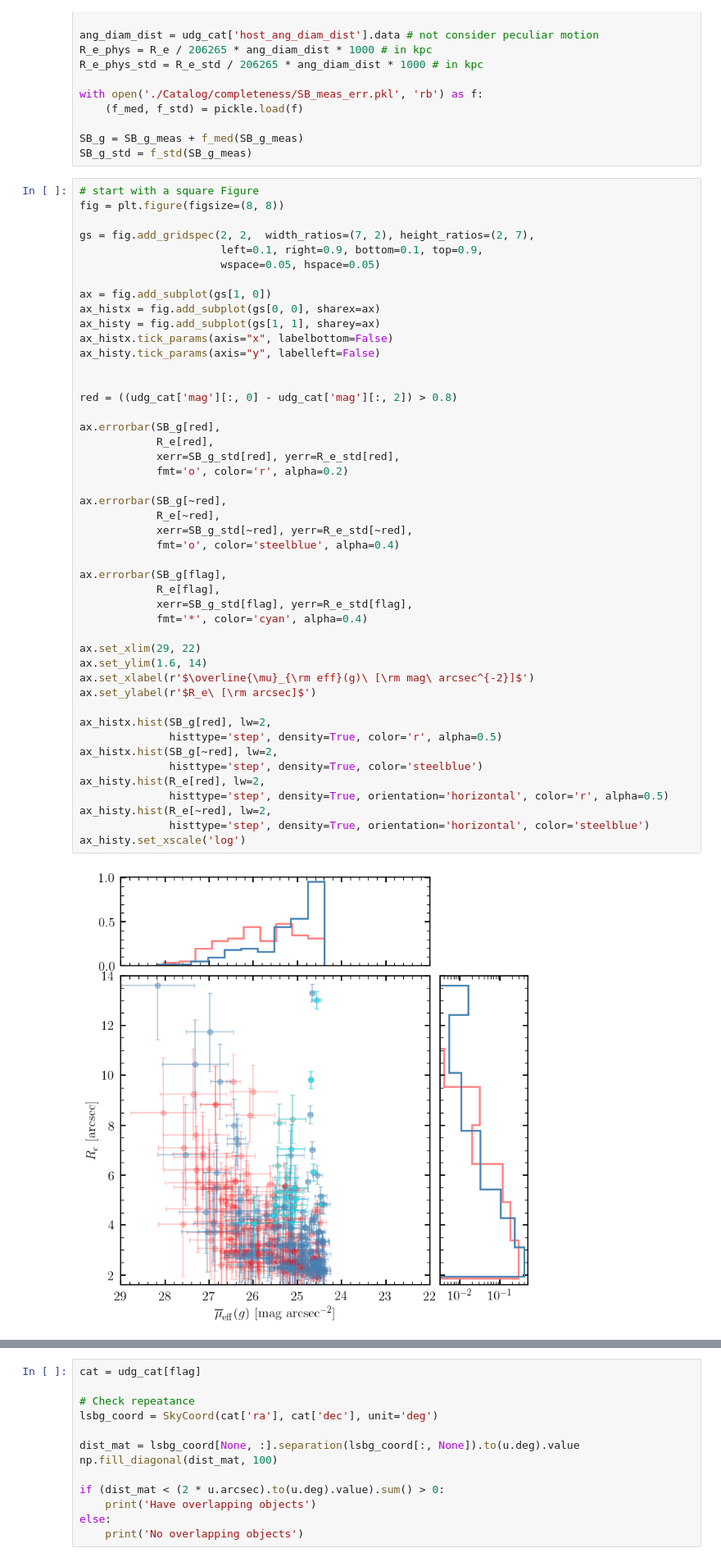
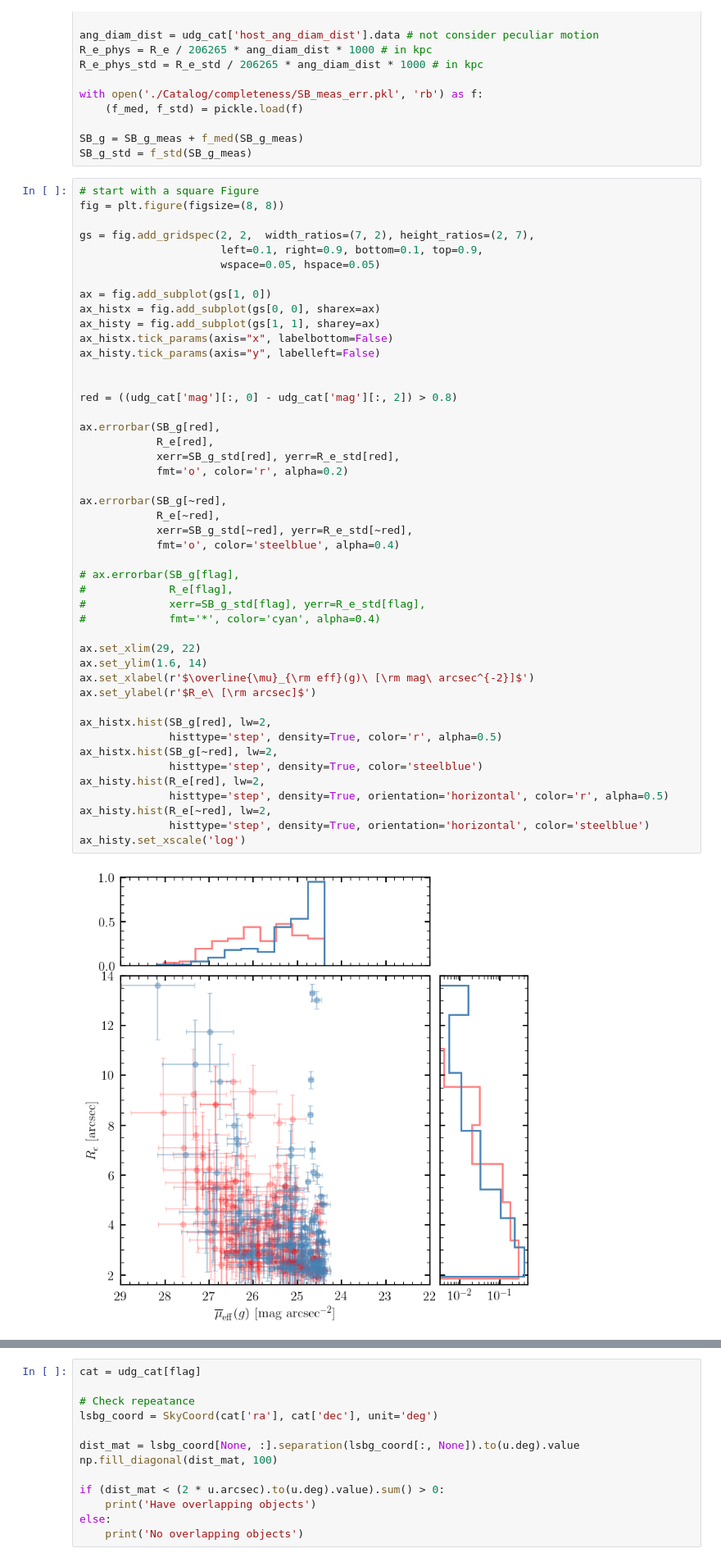
Before and after one commit to AstroJacobLi/kuaizi, a Jupyter notebook: diezi/scarlet_modeling/magellan_proposal/sample_selection.ipynb, the cells around one changed output, grey strips where cells are left out. Shown at 82% size. Saved outputs shown, nothing was run; the diff lists cells and outputs as text.

Commit message:
make figure for meng

```diff
--- a/diezi/scarlet_modeling/magellan_proposal/sample_selection.ipynb
+++ b/diezi/scarlet_modeling/magellan_proposal/sample_selection.ipynb
@@ -66,38 +92,38 @@ ax_histy.tick_params(axis="y", labelleft=False)
 
 
 red = ((udg_cat['mag'][:, 0] - udg_cat['mag'][:, 2]) > 0.8)
 
 ax.errorbar(SB_g[red],
             R_e[red],
             xerr=SB_g_std[red], yerr=R_e_std[red],
             fmt='o', color='r', alpha=0.2)
 
 ax.errorbar(SB_g[~red],
             R_e[~red],
             xerr=SB_g_std[~red], yerr=R_e_std[~red],
             fmt='o', color='steelblue', alpha=0.4)
 
-ax.errorbar(SB_g[flag],
-            R_e[flag],
-            xerr=SB_g_std[flag], yerr=R_e_std[flag],
-            fmt='*', color='cyan', alpha=0.4)
+# ax.errorbar(SB_g[flag],
+#             R_e[flag],
+#             xerr=SB_g_std[flag], yerr=R_e_std[flag],
+#             fmt='*', color='cyan', alpha=0.4)
 
 ax.set_xlim(29, 22)
 ax.set_ylim(1.6, 14)
 ax.set_xlabel(r'$\overline{\mu}_{\rm eff}(g)\ [\rm mag\ arcsec^{-2}]$')
 ax.set_ylabel(r'$R_e\ [\rm arcsec]$')
 
 ax_histx.hist(SB_g[red], lw=2,
               histtype='step', density=True, color='r', alpha=0.5)
 ax_histx.hist(SB_g[~red], lw=2,
               histtype='step', density=True, color='steelblue')
 ax_histy.hist(R_e[red], lw=2,
               histtype='step', density=True, orientation='horizontal', color='r', alpha=0.5)
 ax_histy.hist(R_e[~red], lw=2,
               histtype='step', density=True, orientation='horizontal', color='steelblue')
 ax_histy.set_xscale('log')
 # %% [output]
-[figure, old version]
+[figure, new version]
 # %%
 flag = (((SB_g + SB_g_std) < 25.5) | (((SB_g - SB_g_std) < 25.5))) & (((R_e + R_e_std) > 5) | ((R_e - R_e_std) > 5))
 flag = flag & (((udg_cat['ra'] < 75) | (udg_cat['ra'] > 315)) & (udg_cat['dec'] < 30))
```
Also changed, not shown: parts of 39 cells of this notebook, 1 other file.
